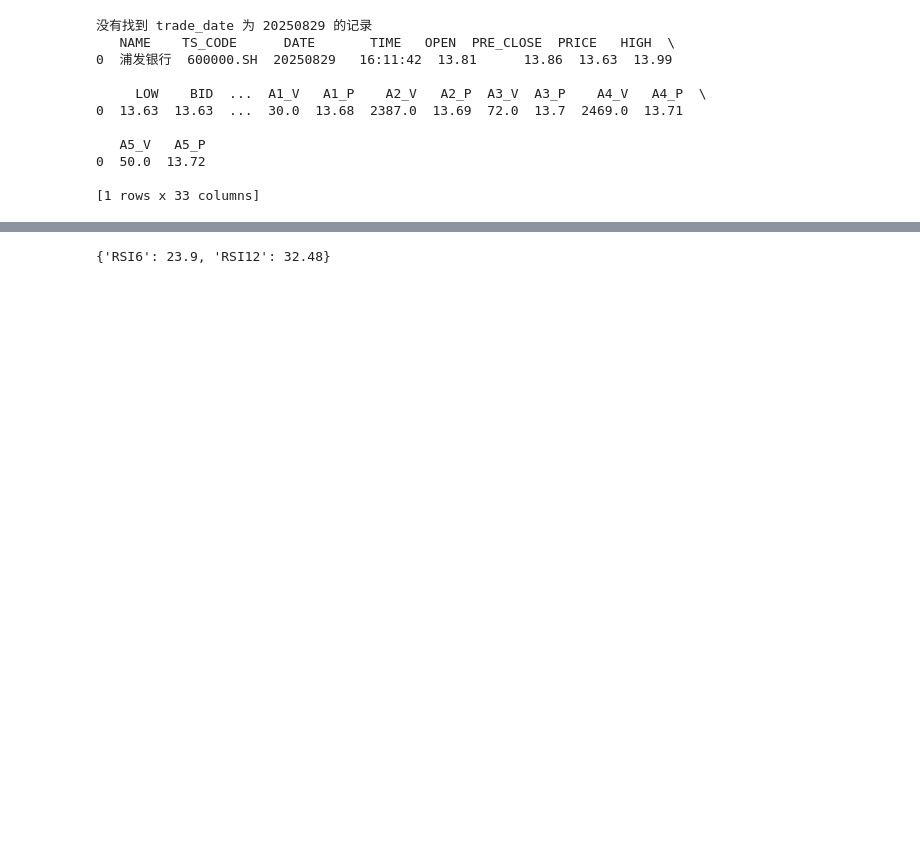
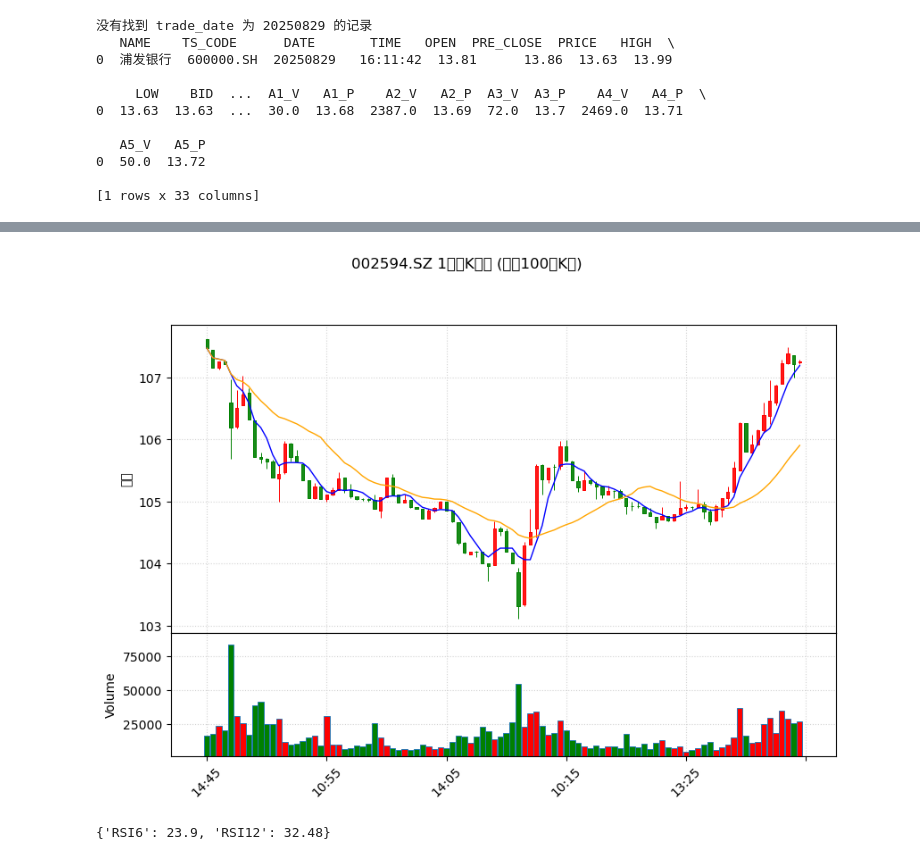
Before and after one commit to ppxiacw/trade_v, a Jupyter notebook: jupter/test.ipynb, the cells around one changed output, grey strips where cells are left out. Drawn from its saved outputs; the diff is of its cells as text; code cells hidden in the pictures; blank space fills up the shorter version.

```diff
--- a/jupter/test.ipynb
+++ b/jupter/test.ipynb
@@ -21,4 +21,86 @@ print(ts.realtime_quote(ts_code='600000.SH', src='dc'))
 [1 rows x 33 columns]
 # %%
 from utils.tushare_utils import IndexAnalysis
-IndexAnalysis.rt_min('000001.SH',5)
+import mplfinance as mpf
+import pandas as pd
+import numpy as np
+
+# 获取股票 002594.SZ 的 1分钟频率数据
+df = IndexAnalysis.rt_min('002594.SZ', 5)
+print("原始数据列名:", df.columns.tolist())
+print(df.head())
+
+# 数据预处理
+# 1. 确保时间列是datetime类型，并设置为索引
+df['candle_end_time'] = pd.to_datetime(df['candle_end_time'])
+
+# 2. 控制显示的K线数量
+k_bars_to_show = 100  # 控制显示的K线数量
+df = df.iloc[-k_bars_to_show:] if len(df) > k_bars_to_show else df
+df.set_index('candle_end_time', inplace=True)
+
+# 3. 检查并处理列名以符合mplfinance要求
+if 'volume' in df.columns:
+    df.rename(columns={'volume': 'Volume'}, inplace=True)
+elif 'amount' in df.columns:
+    print("使用 'amount' (成交额) 列作为成交量进行绘图。")
+    df.rename(columns={'amount': 'Volume'}, inplace=True)
+else:
+    print("数据中未找到 'volume' 或 'amount' 列，将不绘制成交量。")
+
+# 重命名价格列
+df.rename(columns={
+    'open': 'Open',
+    'high': 'High',
+    'low': 'Low',
+    'close': 'Close'
+}, inplace=True)
+
+# 4. 计算移动平均线
+# 计算5周期和20周期移动平均线
+df['MA5'] = df['Close'].rolling(window=5, min_periods=1).mean()
+df['MA20'] = df['Close'].rolling(window=20, min_periods=1).mean()
+
+print("处理后的数据列名:", df.columns.tolist())
+print(df.tail())
+
+# 5. 创建移动平均线的附加图
+apds = [
+    mpf.make_addplot(df['MA5'], color='blue', width=1.0),
+    mpf.make_addplot(df['MA20'], color='orange', width=1.0)
+]
+
+# 6. 绘制K线图
+# 判断是否有成交量数据
+has_volume = 'Volume' in df.columns
+
+# 创建自定义样式
+style = mpf.make_mpf_style(
+    marketcolors=mpf.make_marketcolors(
+        up='red',
+        down='green',
+        edge='inherit',
+        wick='inherit',
+        volume='in'
+    ),
+    gridstyle=':',
+    gridcolor='lightgray',
+    facecolor='white'
+)
+
+# 绘制图表
+mpf.plot(
+    df,
+    type='candle',
+    style=style,
+    title=f'002594.SZ 1分钟K线图 (最近{len(df)}根K线)',
+    ylabel='价格',
+    volume=has_volume,
+    addplot=apds,
+    figratio=(12, 8),
+    figscale=1.2,
+    datetime_format='%H:%M',
+    xrotation=45,
+    show_nontrading=False
+)
+# %% [output]
@@ -25,3 +123,4 @@ IndexAnalysis.rt_min('000001.SH',5)
+[figure, added]
 # %%
 from utils.tushare_utils import IndexAnalysis
 
```
Also changed, not shown: parts of 2 cells of this notebook, 3 other files.
